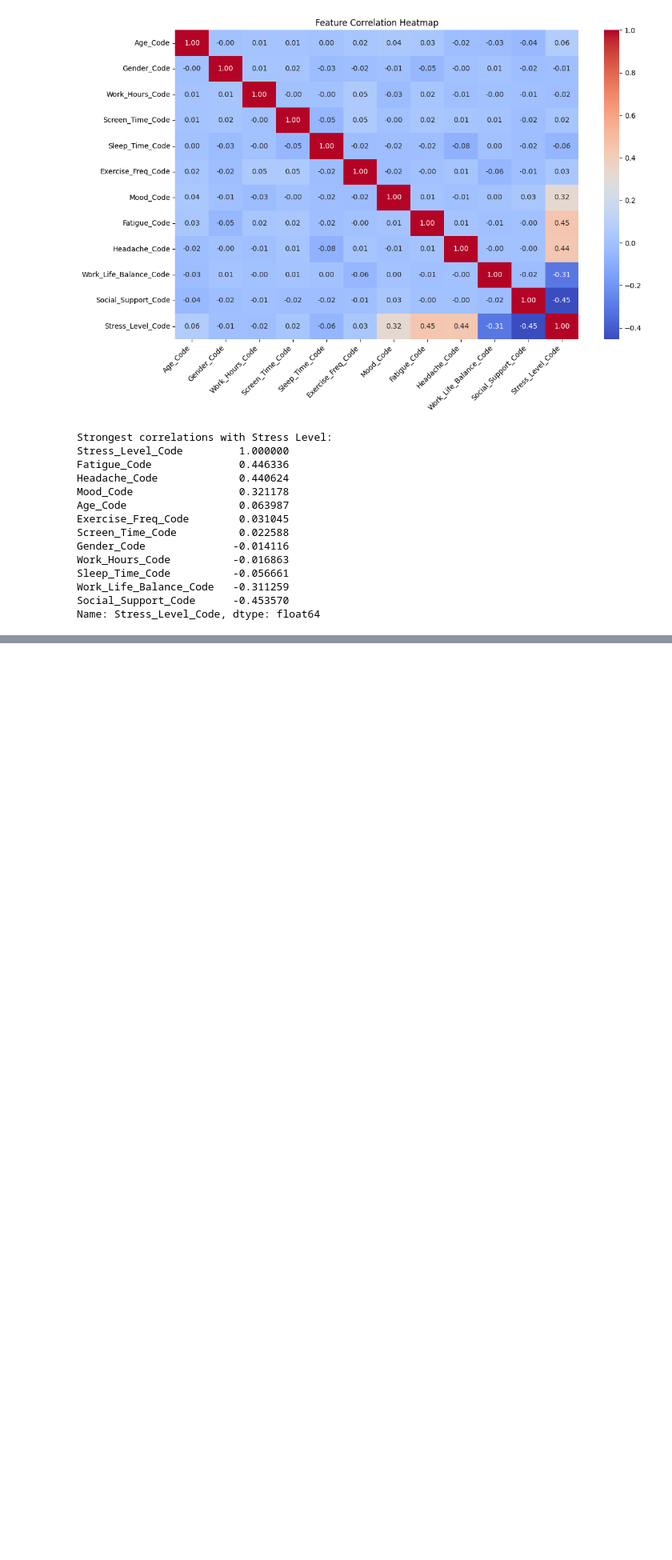
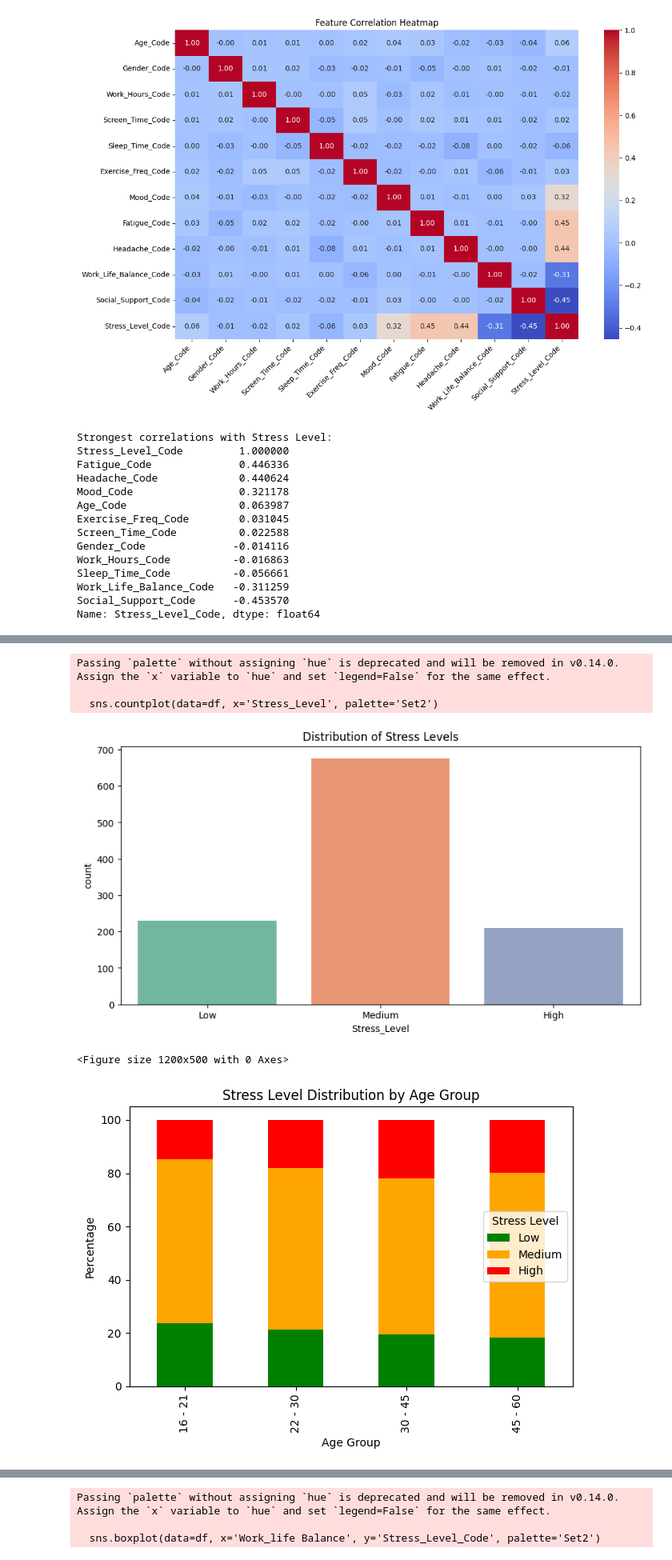
Before and after one commit to kiyoshi-code/Stress-Detection-Project, a Jupyter notebook: main.ipynb, the cells around one changed output, grey strips where cells are left out. Shown: that part at 80% size. Cells and saved outputs as stored; diff of their text form; code cells hidden in the pictures; blank space fills up the shorter version.

```diff
--- a/main.ipynb
+++ b/main.ipynb
@@ -503,0 +831,59 @@ plt.show()
+# %%
+#Additional Lifestyle Visualizations
+
+# 1. Stress Level Distribution
+plt.figure(figsize=(10, 5))
+sns.countplot(data=df, x='Stress_Level', palette='Set2')
+plt.title('Distribution of Stress Levels')
+plt.show()
+
+# 2. Stress Level by Age Group
+plt.figure(figsize=(12, 5))
+age_stress = pd.crosstab(df['Age'], df['Stress_Level'], normalize='index') * 100
+age_stress.plot(kind='bar', stacked=True, color=['green', 'orange', 'red'])
+plt.title('Stress Level Distribution by Age Group')
+plt.xlabel('Age Group')
+plt.ylabel('Percentage')
+plt.legend(title='Stress Level')
+plt.tight_layout()
+plt.show()
+
+# 3. Work Hours vs Sleep Time Impact
+plt.figure(figsize=(12, 6))
+stress_avg = pd.crosstab(
+    index=df['Work hours'],
+    columns=df['Sleep time'],
+    values=df['Stress_Level_Code'].astype('float'),
+    aggfunc='mean'
+)
+sns.heatmap(stress_avg, annot=True, cmap='YlOrRd', fmt='.2f', cbar_kws={'label': 'Avg Stress Level'})
+plt.title('Average Stress Level: Work Hours vs Sleep Time')
+plt.tight_layout()
+plt.show()
+
+# 4. Exercise and Social Support Impact
+plt.figure(figsize=(12, 6))
+exercise_social = pd.crosstab(
+    index=df['Exercise frequency'],
+    columns=df['Social Support'],
+    values=df['Stress_Level_Code'].astype('float'),
+    aggfunc='mean'
+)
+sns.heatmap(exercise_social, annot=True, cmap='YlOrRd', fmt='.2f', cbar_kws={'label': 'Avg Stress Level'})
+plt.title('Average Stress Level: Exercise Frequency vs Social Support')
+plt.tight_layout()
+plt.show()
+
+# 5. Work-Life Balance Impact on Stress
+plt.figure(figsize=(10, 5))
+sns.boxplot(data=df, x='Work_life Balance', y='Stress_Level_Code', palette='Set2')
+plt.title('Work-Life Balance Impact on Stress Levels')
+plt.ylabel('Stress Level (0=Low, 1=Medium, 2=High)')
+plt.show()
+# %% [output]
+Passing `palette` without assigning `hue` is deprecated and will be removed in v0.14.0. Assign the `x` variable to `hue` and set `legend=False` for the same effect.
+
+  sns.countplot(data=df, x='Stress_Level', palette='Set2')
+[figure, added]
+<Figure size 1200x500 with 0 Axes>
+[figure, added]
@@ -503,0 +892,3 @@ plt.show()
+Passing `palette` without assigning `hue` is deprecated and will be removed in v0.14.0. Assign the `x` variable to `hue` and set `legend=False` for the same effect.
+
+  sns.boxplot(data=df, x='Work_life Balance', y='Stress_Level_Code', palette='Set2')
```
Also changed, not shown: parts of 28 cells of this notebook, 3 other files.
